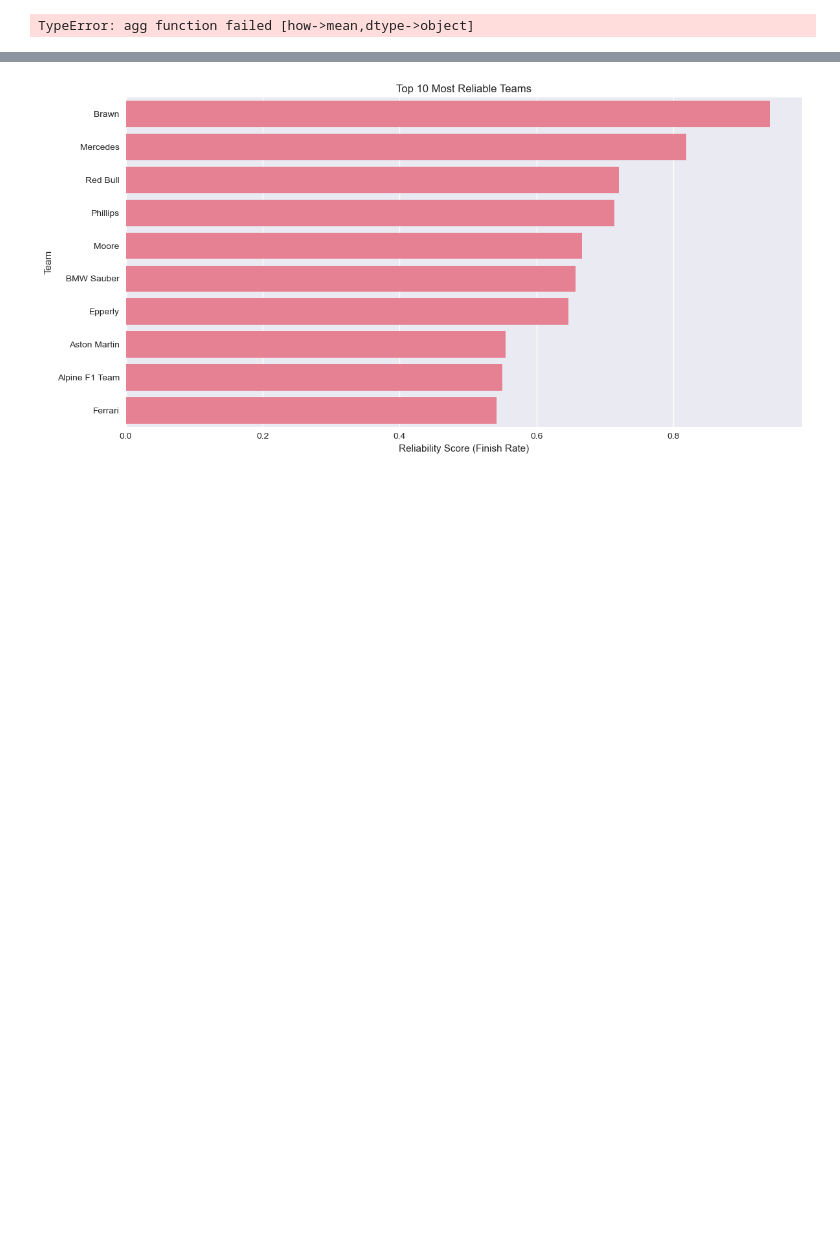
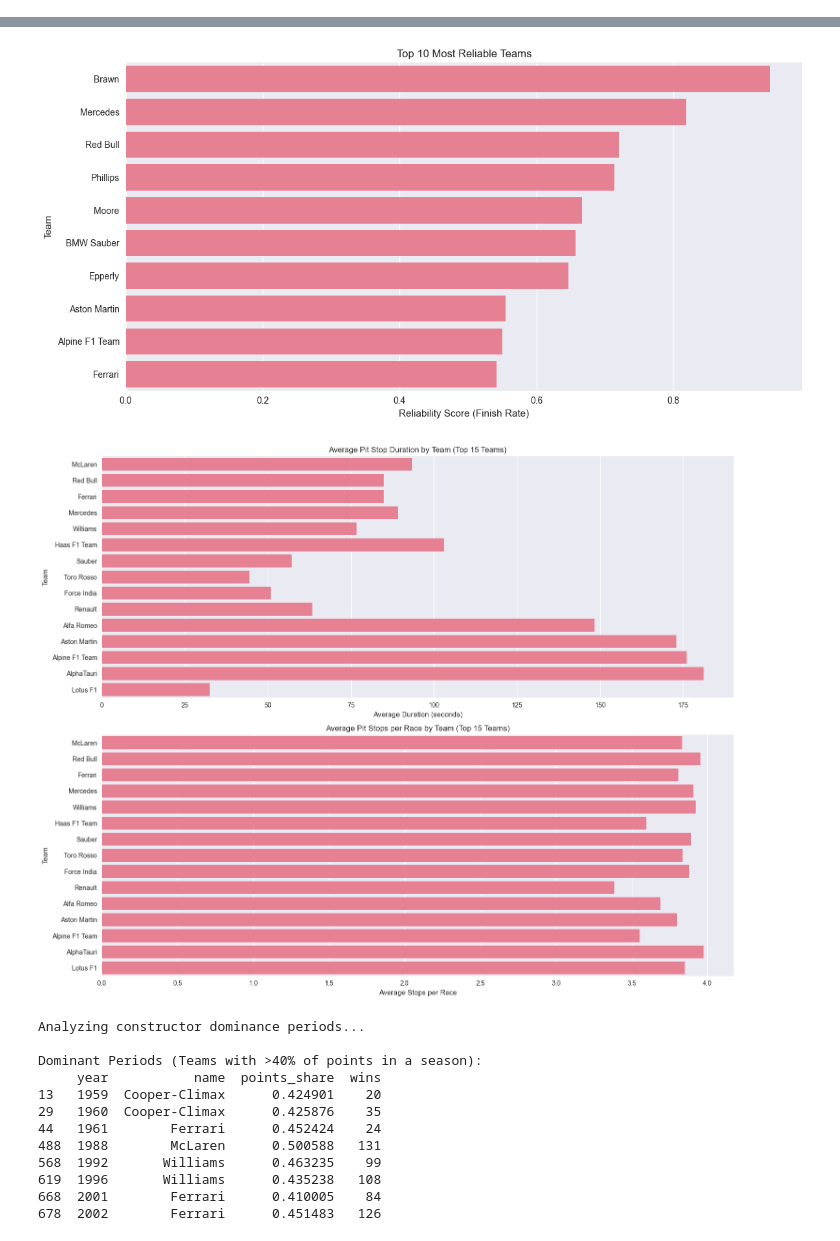
Before and after one commit to aLamba570/f1_strategy_analyse, a Jupyter notebook: constructors_analysis.ipynb, the cells around one changed output, grey strips where cells are left out. Saved outputs shown, nothing was run; the diff lists cells and outputs as text; code cells hidden in the pictures; blank space fills up the shorter version.

Commit message:
added new analysis

```diff
--- a/constructors_analysis.ipynb
+++ b/constructors_analysis.ipynb
@@ -142,19 +195,32 @@ def plot_reliability_analysis(reliability):
     plt.ylabel('Team')
     plt.tight_layout()
     plt.savefig('team_reliability.png')
-# %%
-def plot_strategy_analysis(pit_stop_performance):
-    """Plot team strategy analysis"""
-    plt.figure(figsize=(12, 6))
-
-    # Plot pit stop duration vs frequency
-    sns.scatterplot(data=pit_stop_performance, x='stops_per_race', y='duration', size='raceId', alpha=0.6)
-
-    plt.title('Team Pit Stop Strategy Analysis')
-    plt.xlabel('Average Stops per Race')
-    plt.ylabel('Average Pit Stop Duration (seconds)')
-    plt.tight_layout()
-    plt.savefig('team_strategy.png')
+# %%
+def plot_strategy_analysis(pit_stop_performance):
+    """Plot team strategy analysis"""
+    # Create a figure with two subplots
+    fig, (ax1, ax2) = plt.subplots(2, 1, figsize=(15, 12))
+
+    # Sort teams by number of races (experience)
+    pit_stop_performance = pit_stop_performance.sort_values('raceId', ascending=False)
+
+    # Plot 1: Pit Stop Duration
+    sns.barplot(data=pit_stop_performance.head(15), x='duration', y='name', ax=ax1)
+    ax1.set_title('Average Pit Stop Duration by Team (Top 15 Teams)')
+    ax1.set_xlabel('Average Duration (seconds)')
+    ax1.set_ylabel('Team')
+
+    # Plot 2: Pit Stop Frequency
+    sns.barplot(data=pit_stop_performance.head(15), x='stops_per_race', y='name', ax=ax2)
+    ax2.set_title('Average Pit Stops per Race by Team (Top 15 Teams)')
+    ax2.set_xlabel('Average Stops per Race')
+    ax2.set_ylabel('Team')
+
+    # Adjust layout and save
+    plt.tight_layout()
+    plt.savefig('team_pit_stop_strategy.png', dpi=300, bbox_inches='tight')
+    plt.show()
+    plt.close()
 # %%
 def main():
     # Load data
@@ -185,6 +251,12 @@ def main():
     print("\nDominant Periods (Teams with >40% of points in a season):")
     print(dominant_periods[['year', 'name', 'points_share', 'wins']])
 
+    #plot_constructor_dominance
+    plot_constructor_dominance(yearly_championships, dominant_periods)
+
+
+
+
 if __name__ == "__main__":
     main()
 # %% [output]
@@ -209,3 +280,15 @@ Analyzing team strategies...
-TypeError: agg function failed [how->mean,dtype->object]
 [figure]
 [figure]
+[figure, added]
+Analyzing constructor dominance periods...
+
+Dominant Periods (Teams with >40% of points in a season):
+     year           name  points_share  wins
+13   1959  Cooper-Climax      0.424901    20
+29   1960  Cooper-Climax      0.425876    35
+44   1961        Ferrari      0.452424    24
+488  1988        McLaren      0.500588   131
+568  1992       Williams      0.463235    99
+619  1996       Williams      0.435238   108
+668  2001        Ferrari      0.410005    84
+678  2002        Ferrari      0.451483   126
```
Also changed, not shown: parts of 4 cells of this notebook, 27 other files.
